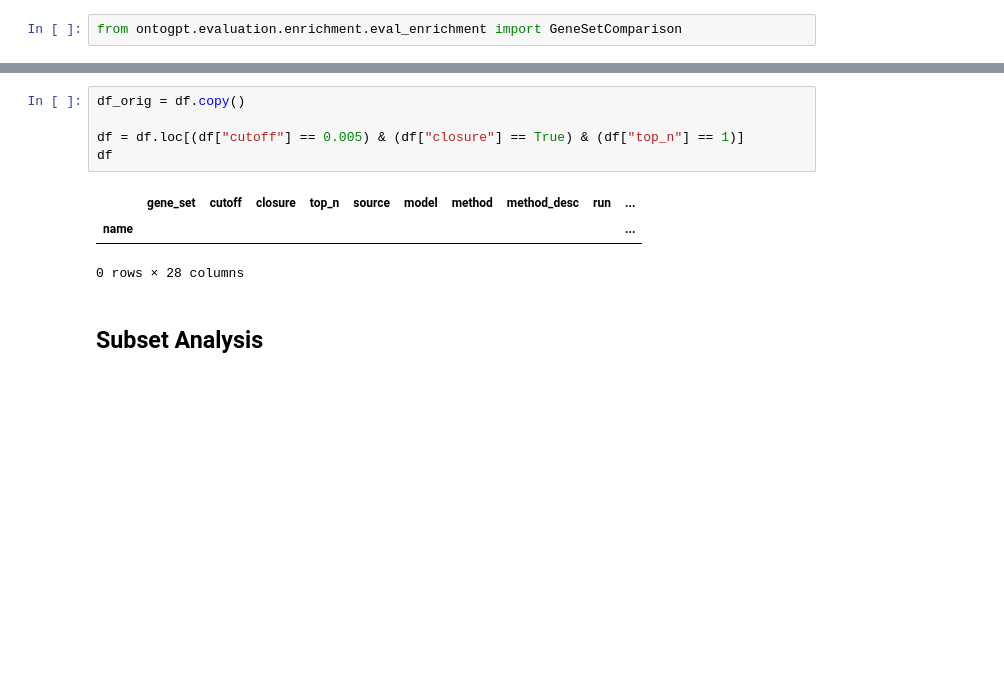
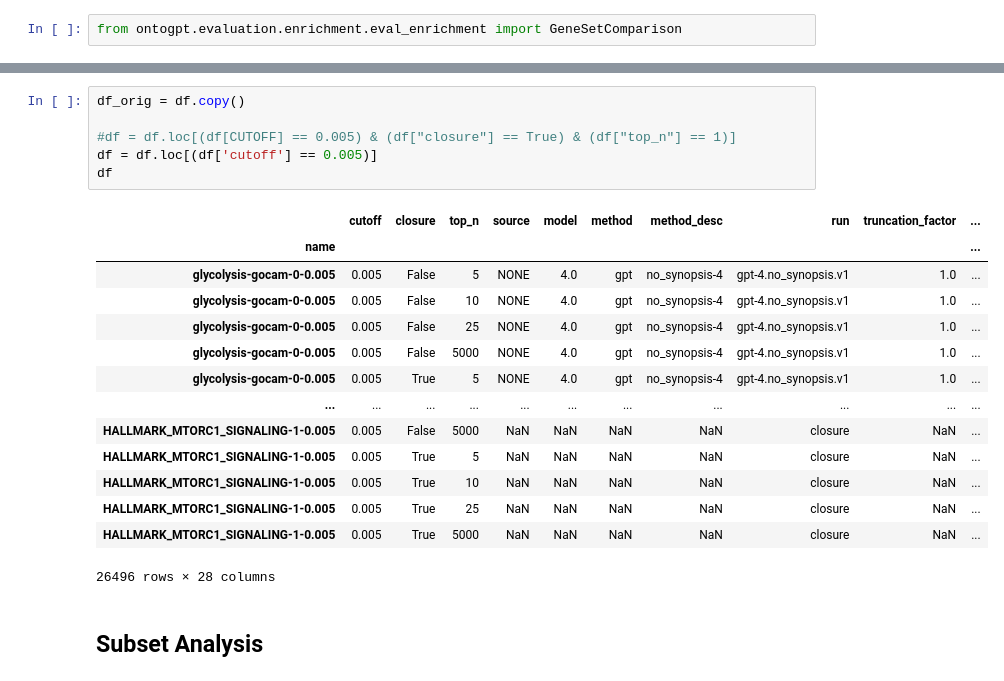
Before and after one commit to monarch-initiative/talisman-paper, a Jupyter notebook: Enrichment-Results-Analysis__from_processed.ipynb, the cells around one changed output, grey strips where cells are left out. Saved outputs shown, nothing was run; the diff lists cells and outputs as text; blank space fills up the shorter version.

```diff
--- a/Enrichment-Results-Analysis__from_processed.ipynb
+++ b/Enrichment-Results-Analysis__from_processed.ipynb
@@ -212,12 +939,24 @@ df[[MODEL, METHOD, PROMPT_VARIANT]].drop_duplicates().style.hide()
 # %%
 df_orig = df.copy()
 
-df = df.loc[(df["cutoff"] == 0.005) & (df["closure"] == True) & (df["top_n"] == 1)]
+#df = df.loc[(df[CUTOFF] == 0.005) & (df["closure"] == True) & (df["top_n"] == 1)]
+df = df.loc[(df['cutoff'] == 0.005)]
 df
 # %% [output]
-|  | gene_set | cutoff | closure | top_n | source | model | method | method_desc | run | ... |
+|  | cutoff | closure | top_n | source | model | method | method_desc | run | truncation_factor | ... |
 | name |  |  |  |  |  |  |  |  |  | ... |
+| glycolysis-gocam-0-0.005 | 0.005 | False | 5 | NONE | 4.0 | gpt | no_synopsis-4 | gpt-4.no_synopsis.v1 | 1.0 | ... |
+| glycolysis-gocam-0-0.005 | 0.005 | False | 10 | NONE | 4.0 | gpt | no_synopsis-4 | gpt-4.no_synopsis.v1 | 1.0 | ... |
+| glycolysis-gocam-0-0.005 | 0.005 | False | 25 | NONE | 4.0 | gpt | no_synopsis-4 | gpt-4.no_synopsis.v1 | 1.0 | ... |
+| glycolysis-gocam-0-0.005 | 0.005 | False | 5000 | NONE | 4.0 | gpt | no_synopsis-4 | gpt-4.no_synopsis.v1 | 1.0 | ... |
+| glycolysis-gocam-0-0.005 | 0.005 | True | 5 | NONE | 4.0 | gpt | no_synopsis-4 | gpt-4.no_synopsis.v1 | 1.0 | ... |
+| ... | ... | ... | ... | ... | ... | ... | ... | ... | ... | ... |
+| HALLMARK_MTORC1_SIGNALING-1-0.005 | 0.005 | False | 5000 | NaN | NaN | NaN | NaN | closure | NaN | ... |
+| HALLMARK_MTORC1_SIGNALING-1-0.005 | 0.005 | True | 5 | NaN | NaN | NaN | NaN | closure | NaN | ... |
+| HALLMARK_MTORC1_SIGNALING-1-0.005 | 0.005 | True | 10 | NaN | NaN | NaN | NaN | closure | NaN | ... |
+| HALLMARK_MTORC1_SIGNALING-1-0.005 | 0.005 | True | 25 | NaN | NaN | NaN | NaN | closure | NaN | ... |
+| HALLMARK_MTORC1_SIGNALING-1-0.005 | 0.005 | True | 5000 | NaN | NaN | NaN | NaN | closure | NaN | ... |
-0 rows × 28 columns
+26496 rows × 28 columns
 # %% [markdown]
 ## Subset Analysis
 # %%
```
Also changed, not shown: parts of 28 cells of this notebook.
